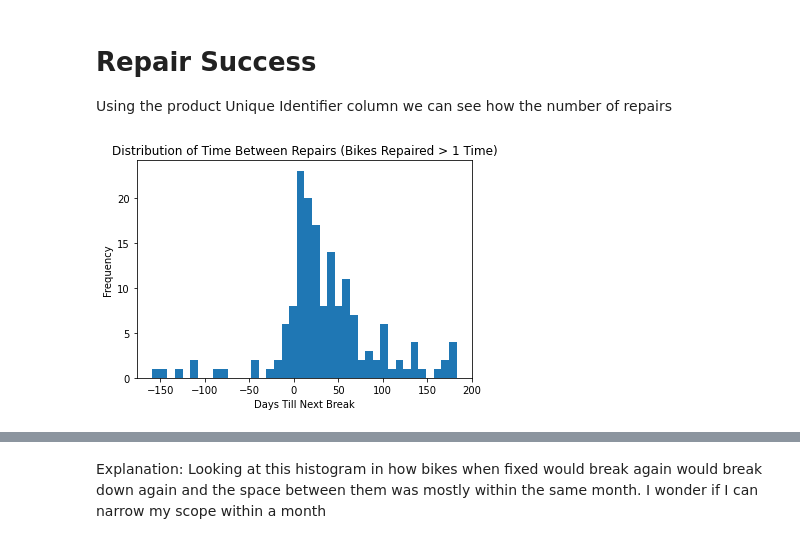
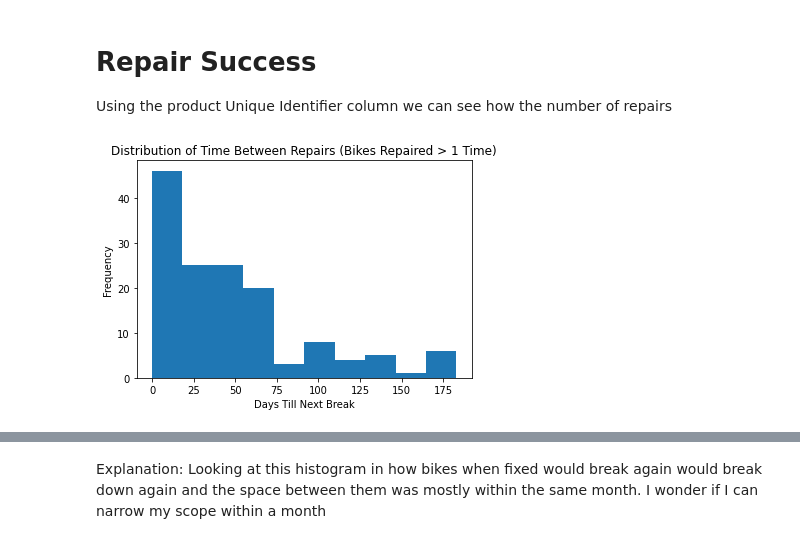
Before and after one commit to robertmounce/Python_Portfolio, a Jupyter notebook: wheel-fun-rentals-cleaning-and-basic-analysis.ipynb, the cells around one changed output, grey strips where cells are left out. Saved outputs shown, nothing was run; the diff lists cells and outputs as text; code cells hidden in the pictures.

```diff
--- a/wheel-fun-rentals-cleaning-and-basic-analysis.ipynb
+++ b/wheel-fun-rentals-cleaning-and-basic-analysis.ipynb
@@ -1079,27 +1084,33 @@ Using the product Unique Identifier column we can see how the number of repairs
 # %%
 # Group the data by unique bike and count the number of repairs
 num_repairs = df.groupby('Unique_id').size()
 
 # Filter the data to only include bikes that have been repaired more than once
 filtered_data = df[df['Unique_id'].isin(num_repairs[num_repairs > 1].index)]
 
 # Sort the data by bike and repair date
 filtered_data.sort_values(['Unique_id', 'Fixed_Date'], inplace=True)
 
 # Calculate the time between each repair for each bike
 filtered_data['Time_To_Next_Break'] = filtered_data.groupby('Unique_id')['Down_Date'].diff()
 
 # Convert the time difference to days
 filtered_data['Time_To_Next_Break'] = filtered_data['Time_To_Next_Break'].dt.days
 
 # Drop the first row for each bike (since it doesn't have a previous repair date)
 filtered_data = filtered_data.groupby('Unique_id').apply(lambda x: x.iloc[1:])
 
+# Check for and handle negative time differences
+filtered_data['Time_To_Next_Break'] = filtered_data['Time_To_Next_Break'].apply(lambda x: x if x >= 0 else None)
+
+# Drop rows where 'Time_To_Next_Break' is None (negative values)
+filtered_data = filtered_data.dropna(subset=['Time_To_Next_Break'])
+
 # Plot the distribution of time between repairs
-plt.hist(filtered_data['Time_To_Next_Break'], bins=40)
+plt.hist(filtered_data['Time_To_Next_Break'], bins=10)
 plt.xlabel('Days Till Next Break')
 plt.ylabel('Frequency')
 plt.title('Distribution of Time Between Repairs (Bikes Repaired > 1 Time)')
 plt.show()
 # %% [output]
-[figure, old version]
+[figure, new version]
```
Also changed, not shown: parts of 6 cells of this notebook.
